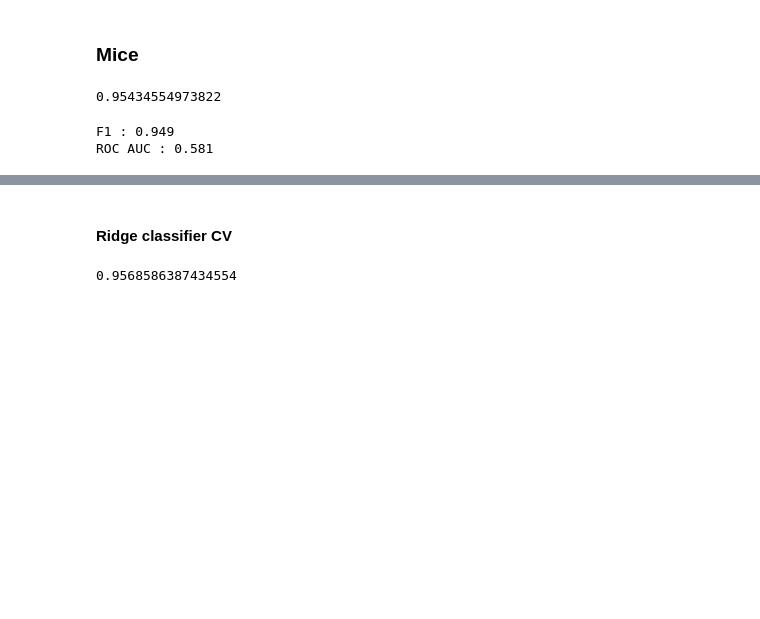
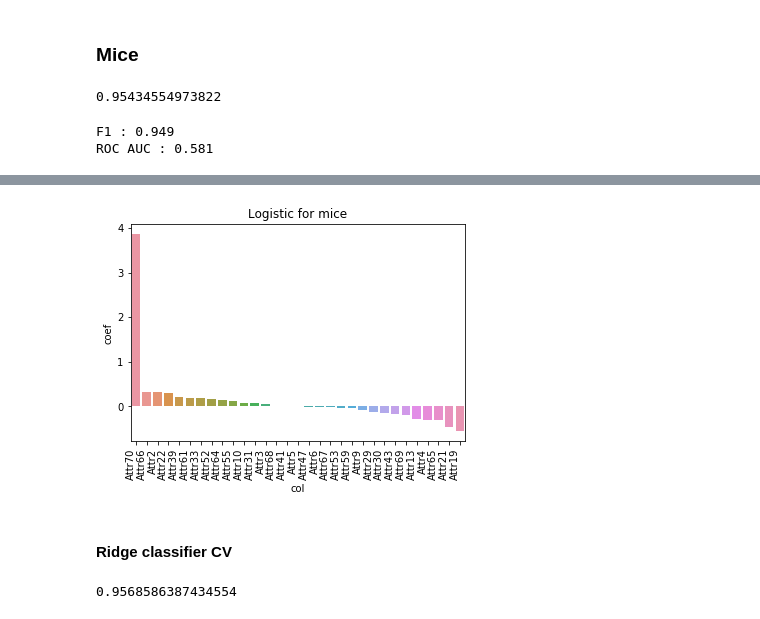
Before and after one commit to SeungjiNam07/ESC20SPRING_team4, a Jupyter notebook: modeling/code/Logistic_Ridgeclassifier.ipynb, the cells around one changed output, grey strips where cells are left out. Drawn from its saved outputs; the diff is of its cells as text; code cells hidden in the pictures; blank space fills up the shorter version.

```diff
--- a/modeling/code/Logistic_Ridgeclassifier.ipynb
+++ b/modeling/code/Logistic_Ridgeclassifier.ipynb
@@ -46,3 +58,20 @@ ROC AUC : 0.581
+# %%
+cols = list(X_train.columns)
+coefs = logi.coef_[0,]
+# %%
+df = pd.DataFrame({"col" :cols, "coef": coefs})
+df = df.sort_values(['coef'], ascending=[False])
+# %%
+lasso = sns.barplot(
+    data= df,
+    x = "col",
+    y = "coef"
+)
+lasso.set_xticklabels(lasso.get_xticklabels(), rotation=90, horizontalalignment='right')
+lasso.set_title("Logistic for mice")
+plt.show()
+# %% [output]
+[figure, added]
 # %% [markdown]
 #### Ridge classifier CV
 # %%
```
Also changed, not shown: parts of 4 cells of this notebook.
